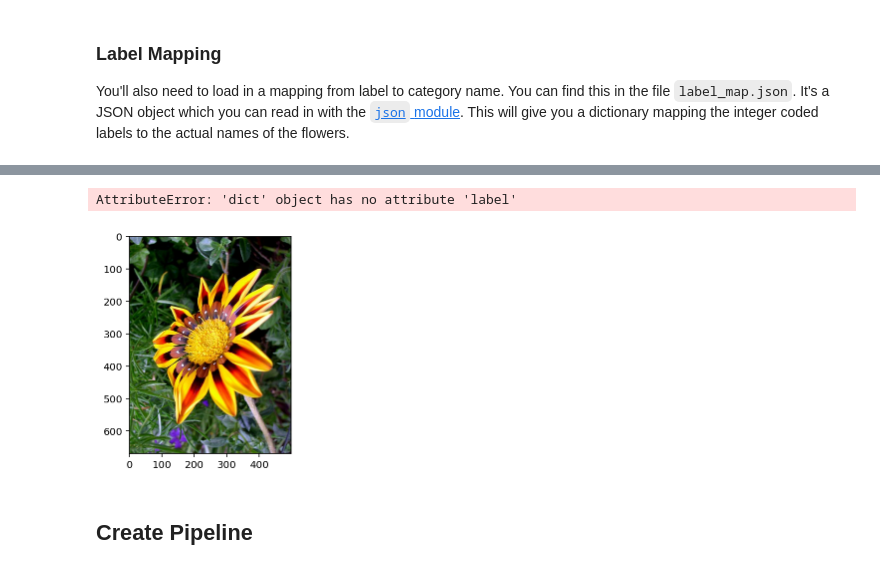
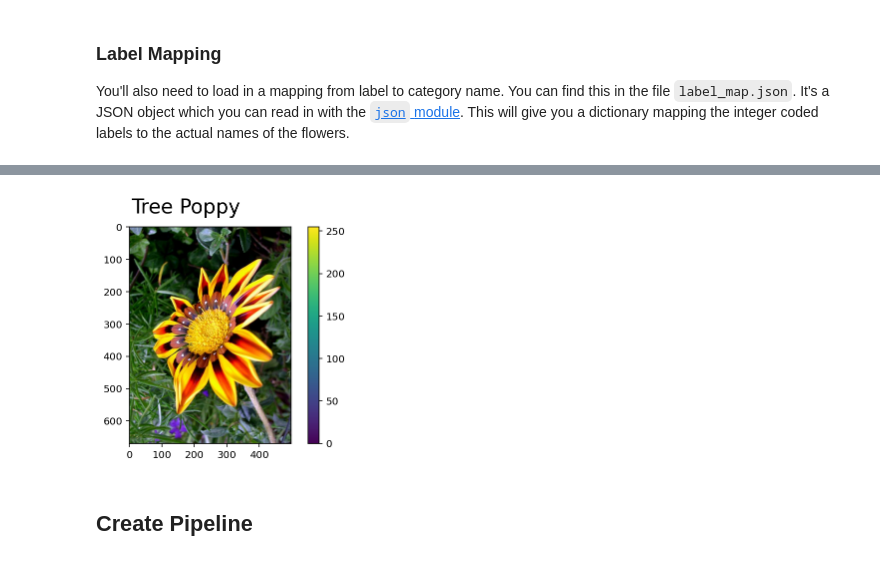
Before and after one commit to watkins-tim/TF-Image-Classifier-Project, a Jupyter notebook: Project_Image_Classifier_Project.ipynb, the cells around one changed output, grey strips where cells are left out. Saved outputs shown, nothing was run; the diff lists cells and outputs as text; code cells hidden in the pictures.

```diff
--- a/Project_Image_Classifier_Project.ipynb
+++ b/Project_Image_Classifier_Project.ipynb
@@ -128,10 +117,9 @@ label = ''
 for image, label in dataset['train'].take(3):
     image = image.numpy()
     label = label.numpy()
-    name = info.features['label'].names[label]
 
     print('The shape of image {} is {}'.format(i, image.shape))
-    print('The label of image {} is {} which is a {}'.format(i, label, name))
+    print('The label of image {} is {}'.format(i, label))
     i+=1
 # %% [output]
 The shape of image 1 is (500, 667, 3)
@@ -181,14 +150,13 @@ class_names
 # %%
-# TODO: Plot 1 image from the training set. Set the title
+# Plot 1 image from the training set. Set the title
 # of the plot to the corresponding class name.
 
 fig = plt.figure()
 plt.imshow(image)
-fig.suptitle(class_names.label, fontsize=20)
+fig.suptitle(class_names[str(label)].title(), fontsize=20)
 plt.colorbar()
 plt.show()
 # %% [output]
-AttributeError: 'dict' object has no attribute 'label'
-[figure, old version]
+[figure, new version]
 # %% [markdown]
 ## Create Pipeline
```
Also changed, not shown: parts of 26 cells of this notebook, 3 other files.
